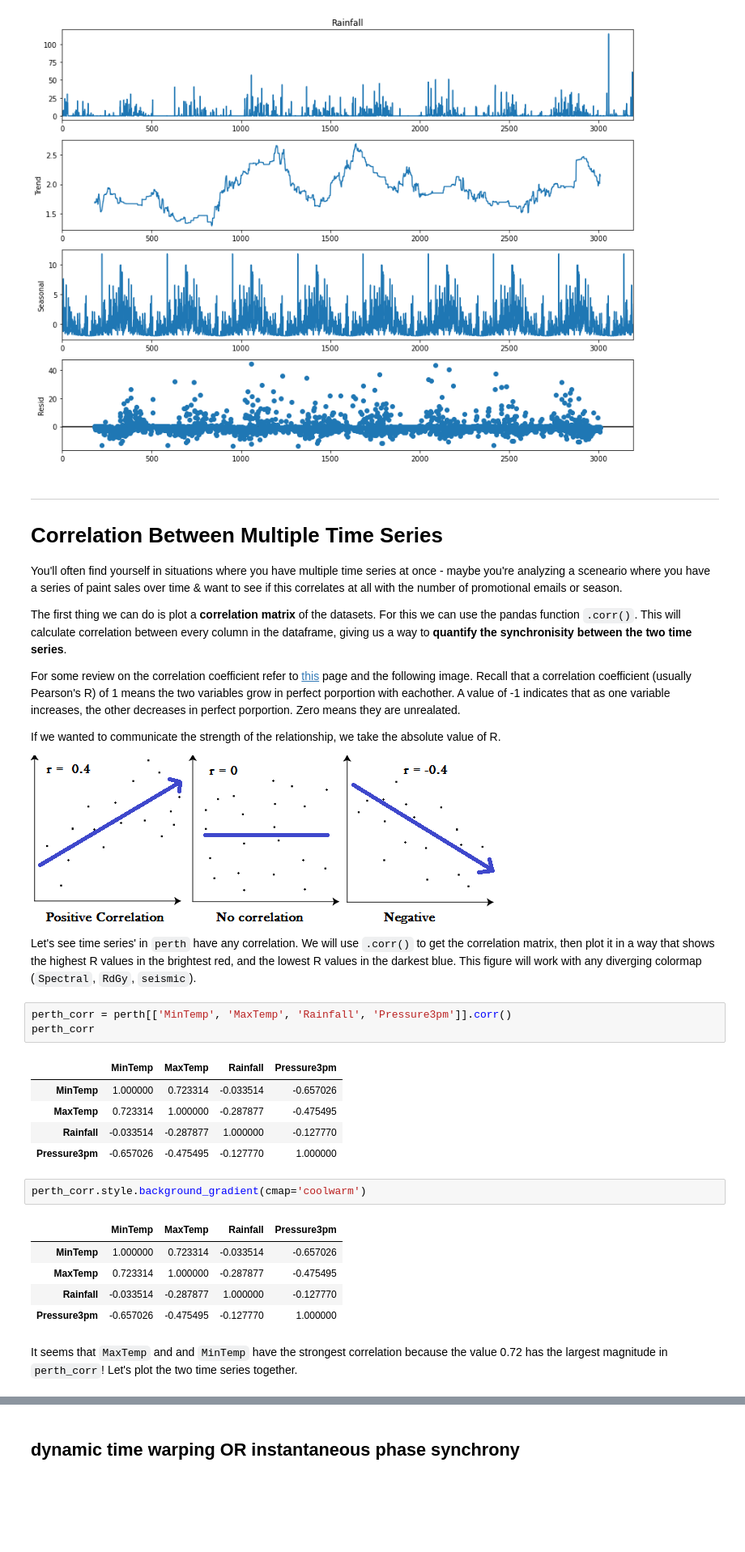
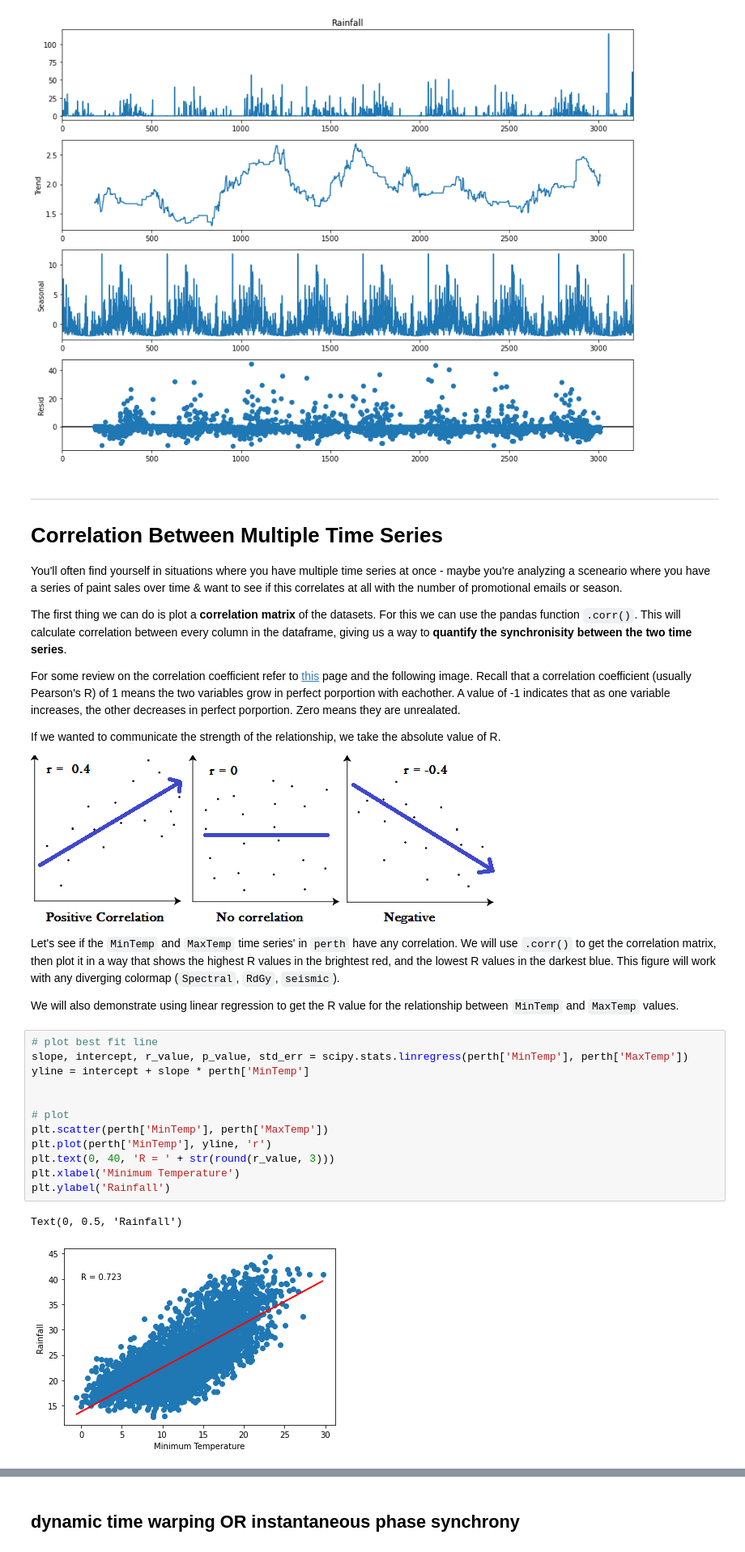
Before and after one commit to ohcrud/time_series, a Jupyter notebook: sprint-1/practice-3/sprint-1-practice-3.ipynb, the cells around one changed output, grey strips where cells are left out. Shown at 81% size. Drawn from its saved outputs; the diff is of its cells as text; blank space fills up the shorter version.

```diff
--- a/sprint-1/practice-3/sprint-1-practice-3.ipynb
+++ b/sprint-1/practice-3/sprint-1-practice-3.ipynb
@@ -165,23 +181,21 @@ If we wanted to communicate the strength of the relationship, we take the absolu
 ![image.png](attachment:image.png)
 
 
-Let's see time series' in `perth` have any correlation. We will use `.corr()` to get the correlation matrix, then plot it in a way that shows the highest R values in the brightest red, and the lowest R values in the darkest blue. This figure will work with any diverging colormap (`Spectral`, `RdGy`, `seismic`).
+Let's see if the `MinTemp` and `MaxTemp` time series' in `perth` have any correlation. We will use `.corr()` to get the correlation matrix, then plot it in a way that shows the highest R values in the brightest red, and the lowest R values in the darkest blue. This figure will work with any diverging colormap (`Spectral`, `RdGy`, `seismic`).
+
+We will also demonstrate using linear regression to get the R value for the relationship between `MinTemp` and `MaxTemp` values.
-# %%
-perth_corr = perth[['MinTemp', 'MaxTemp', 'Rainfall', 'Pressure3pm']].corr()
-perth_corr
-# %% [output]
-|  | MinTemp | MaxTemp | Rainfall | Pressure3pm |
-| MinTemp | 1.000000 | 0.723314 | -0.033514 | -0.657026 |
-| MaxTemp | 0.723314 | 1.000000 | -0.287877 | -0.475495 |
-| Rainfall | -0.033514 | -0.287877 | 1.000000 | -0.127770 |
-| Pressure3pm | -0.657026 | -0.475495 | -0.127770 | 1.000000 |
-# %%
-perth_corr.style.background_gradient(cmap='coolwarm')
-# %% [output]
-|  | MinTemp | MaxTemp | Rainfall | Pressure3pm |
-| MinTemp | 1.000000 | 0.723314 | -0.033514 | -0.657026 |
-| MaxTemp | 0.723314 | 1.000000 | -0.287877 | -0.475495 |
-| Rainfall | -0.033514 | -0.287877 | 1.000000 | -0.127770 |
-| Pressure3pm | -0.657026 | -0.475495 | -0.127770 | 1.000000 |
-# %% [markdown]
-It seems that `MaxTemp` and and `MinTemp` have the strongest correlation because the value 0.72 has the largest magnitude in `perth_corr`! Let's plot the two time series together.
+# %%
+# plot best fit line
+slope, intercept, r_value, p_value, std_err = scipy.stats.linregress(perth['MinTemp'], perth['MaxTemp'])
+yline = intercept + slope * perth['MinTemp']
+
+
+# plot
+plt.scatter(perth['MinTemp'], perth['MaxTemp'])
+plt.plot(perth['MinTemp'], yline, 'r')
+plt.text(0, 40, 'R = ' + str(round(r_value, 3)))
+plt.xlabel('Minimum Temperature')
+plt.ylabel('Rainfall')
+# %% [output]
+Text(0, 0.5, 'Rainfall')
+[figure, added]
```
Also changed, not shown: parts of 13 cells of this notebook, 2 other files.
